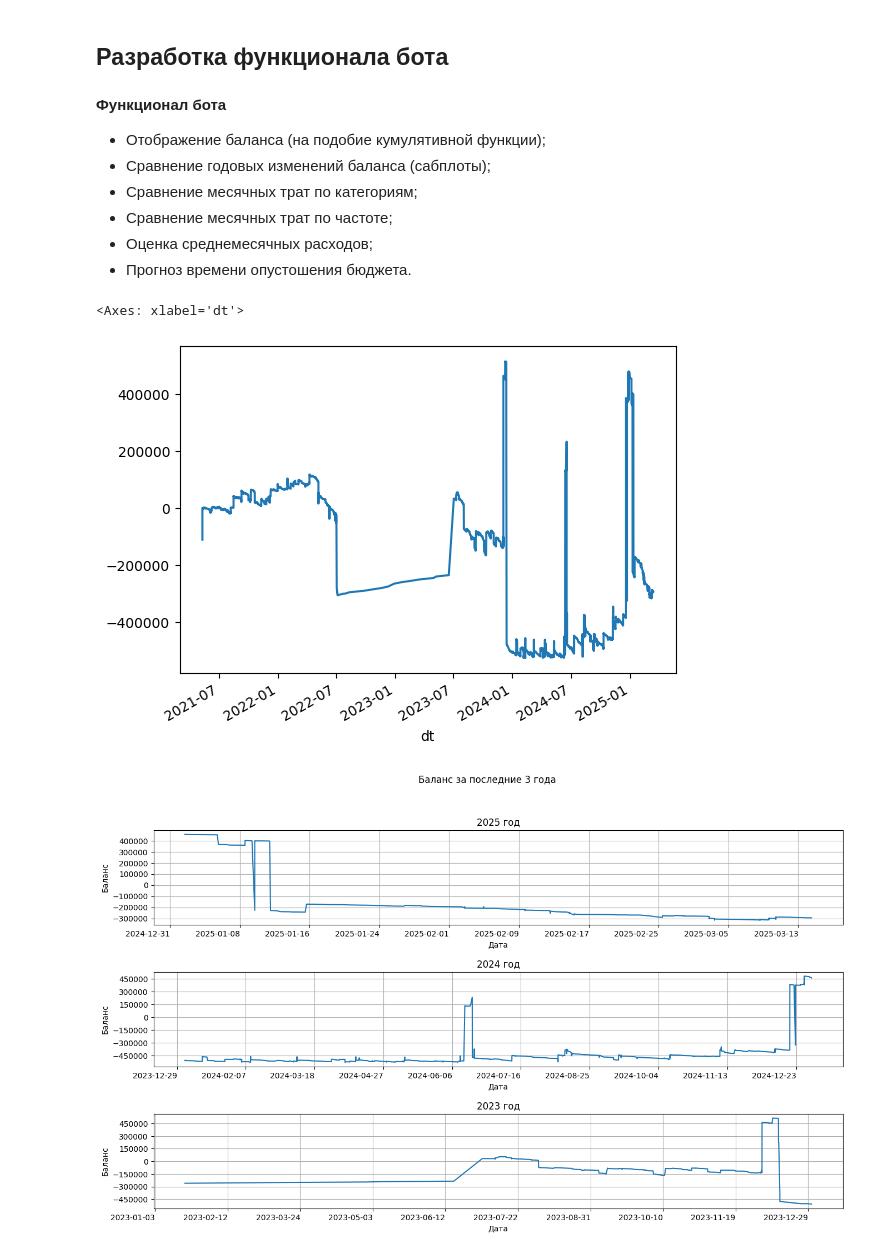
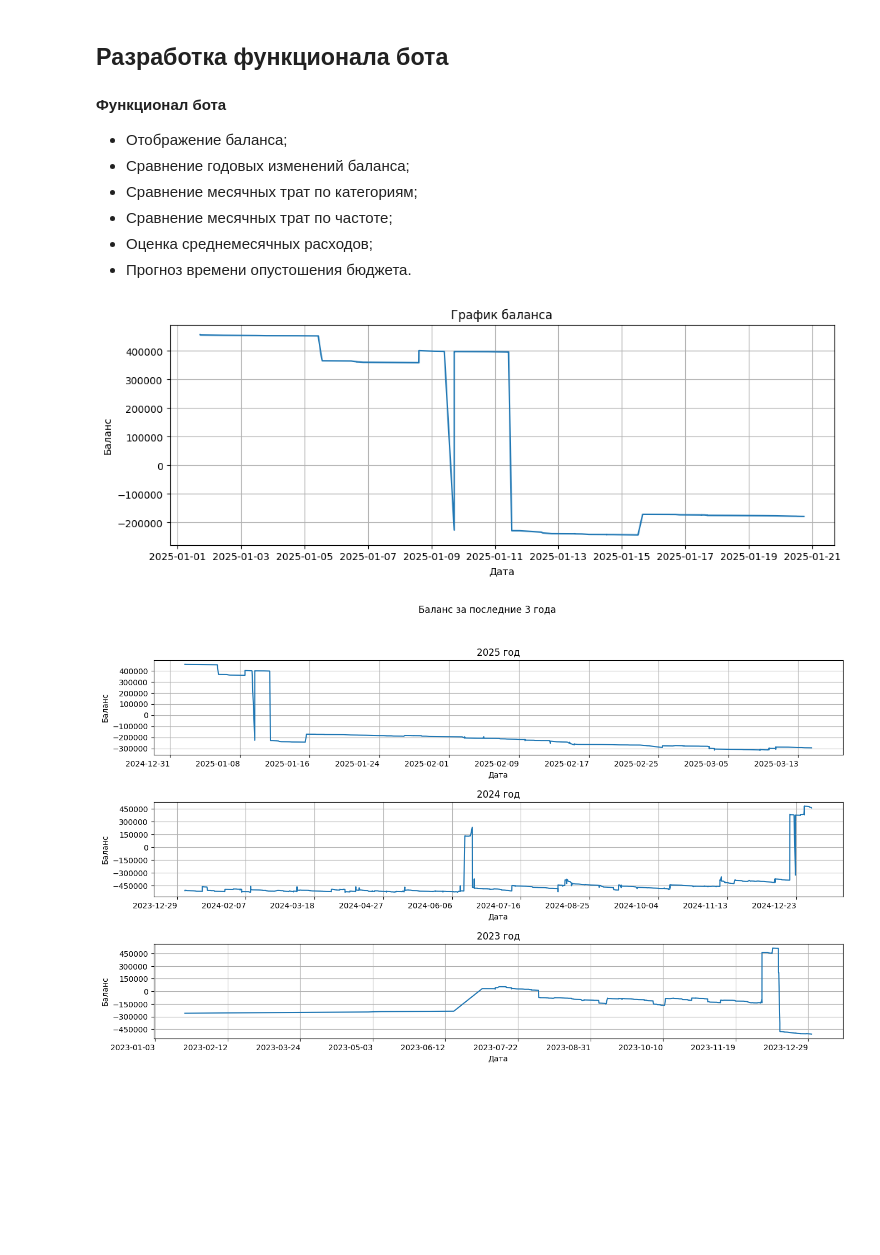
Before and after one commit to BGSs2019/fin_helper_bot, a Jupyter notebook: fin_notebook.ipynb, the cells around one changed output. Drawn from its saved outputs; the diff is of its cells as text; code cells hidden in the pictures; blank space fills up the shorter version.

```diff
--- a/fin_notebook.ipynb
+++ b/fin_notebook.ipynb
@@ -155,18 +153,27 @@ plt.show()
 ## Разработка функционала бота
 # %% [markdown]
 **Функционал бота**
-- Отображение баланса (на подобие кумулятивной функции);
-- Сравнение годовых изменений баланса (сабплоты);
+- Отображение баланса;
+- Сравнение годовых изменений баланса;
 - Сравнение месячных трат по категориям;
 - Сравнение месячных трат по частоте;
 - Оценка среднемесячных расходов;
 - Прогноз времени опустошения бюджета.
-# %%
-# кумулятивное отображение баланса
-df['balance'].plot()
-# %% [output]
-<Axes: xlabel='dt'>
-[figure, removed]
+# %%
+# отображение баланса
+def plot_balance(start_date, end_date):
+    '''Функция принимает на вход 2 даты. Строит график баланса'''
+    plt.figure(figsize=(12, 4))
+    plt.plot(df.loc[start_date:end_date, 'balance'])
+    plt.grid()
+    plt.title('График баланса')
+    plt.xlabel('Дата')
+    plt.ylabel('Баланс')
+# %%
+# проверка функции
+plot_balance('2025-01-01', '2025-01-20')
+# %% [output]
+[figure, added]
 # %%
 # годовые изменения баланса
 def plot_years():
```
Also changed, not shown: parts of 5 cells of this notebook, 1 other file.
